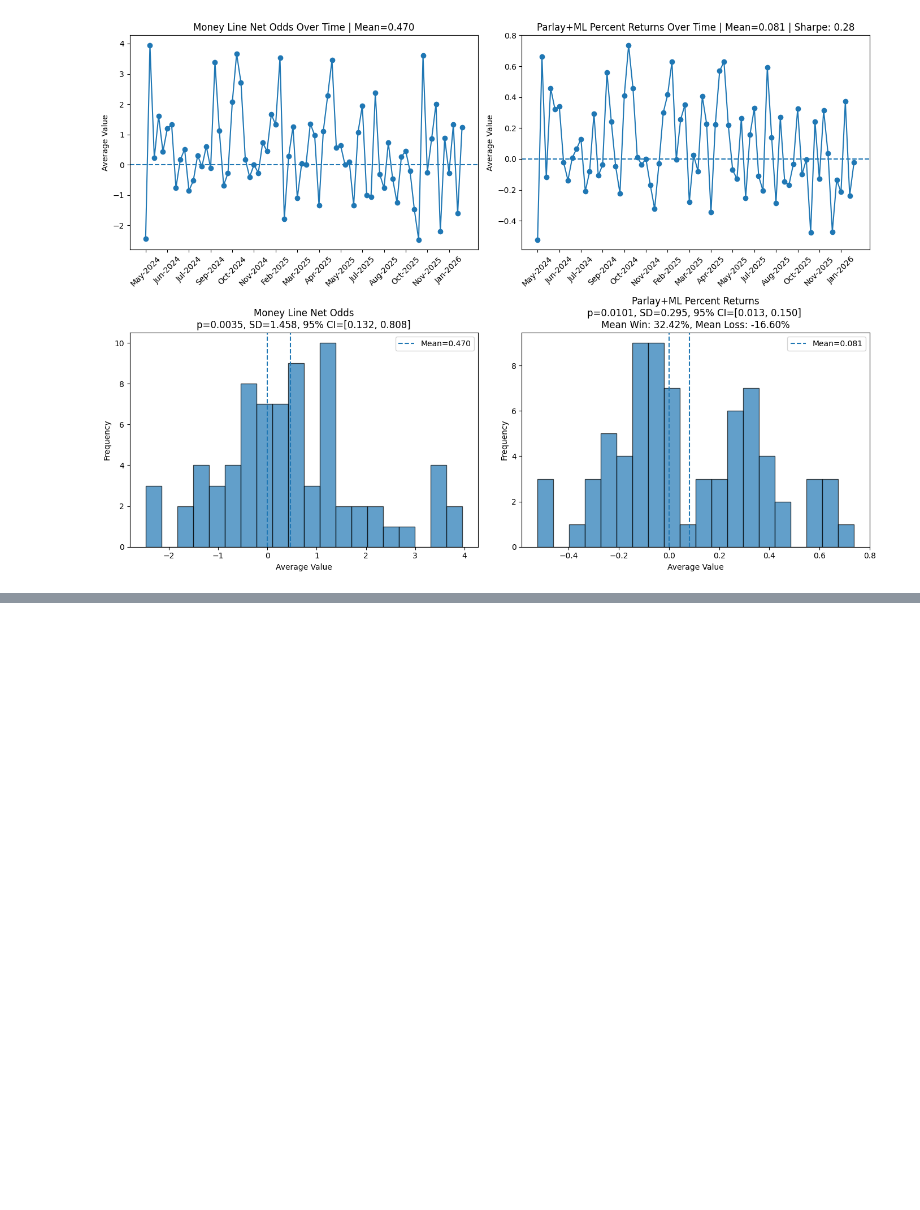
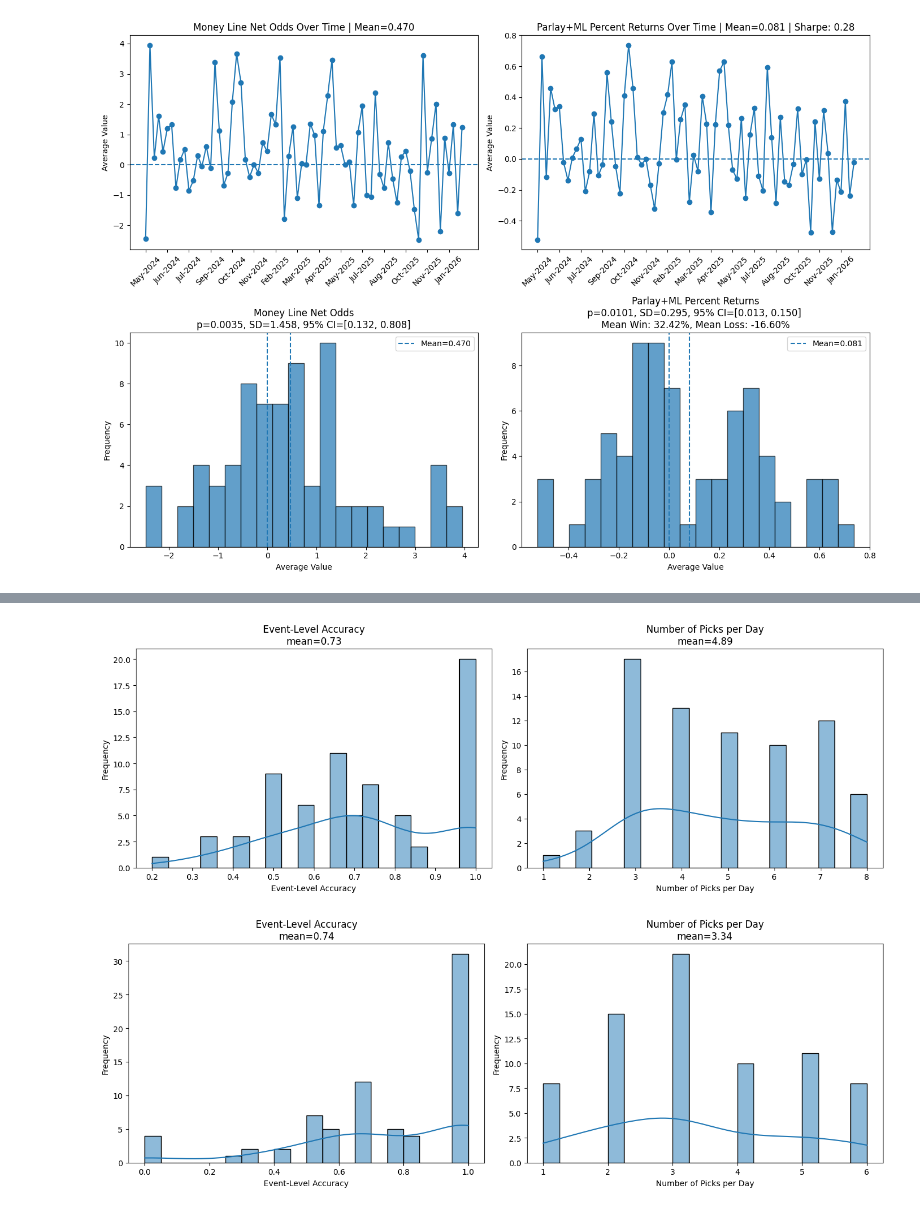
Before and after one commit to jcmarkowicz/sports_betting, a Jupyter notebook: BettingStrategy/Backtest/kelly_plots.ipynb, the cells around one changed output, grey strips where cells are left out. Cells and saved outputs as stored; diff of their text form; code cells hidden in the pictures; blank space fills up the shorter version.

```diff
--- a/BettingStrategy/Backtest/kelly_plots.ipynb
+++ b/BettingStrategy/Backtest/kelly_plots.ipynb
@@ -80 +90,7 @@ plot_event_odds_stats(df_kelly_close2, path)
+# %%
+pick_accuracy(df_kelly_stack2)
+pick_accuracy(df_kelly_stack1)
+# %% [output]
+[figure, added]
+[figure, added]
 # %%
```
Also changed, not shown: parts of 8 cells of this notebook, 2 other files.
